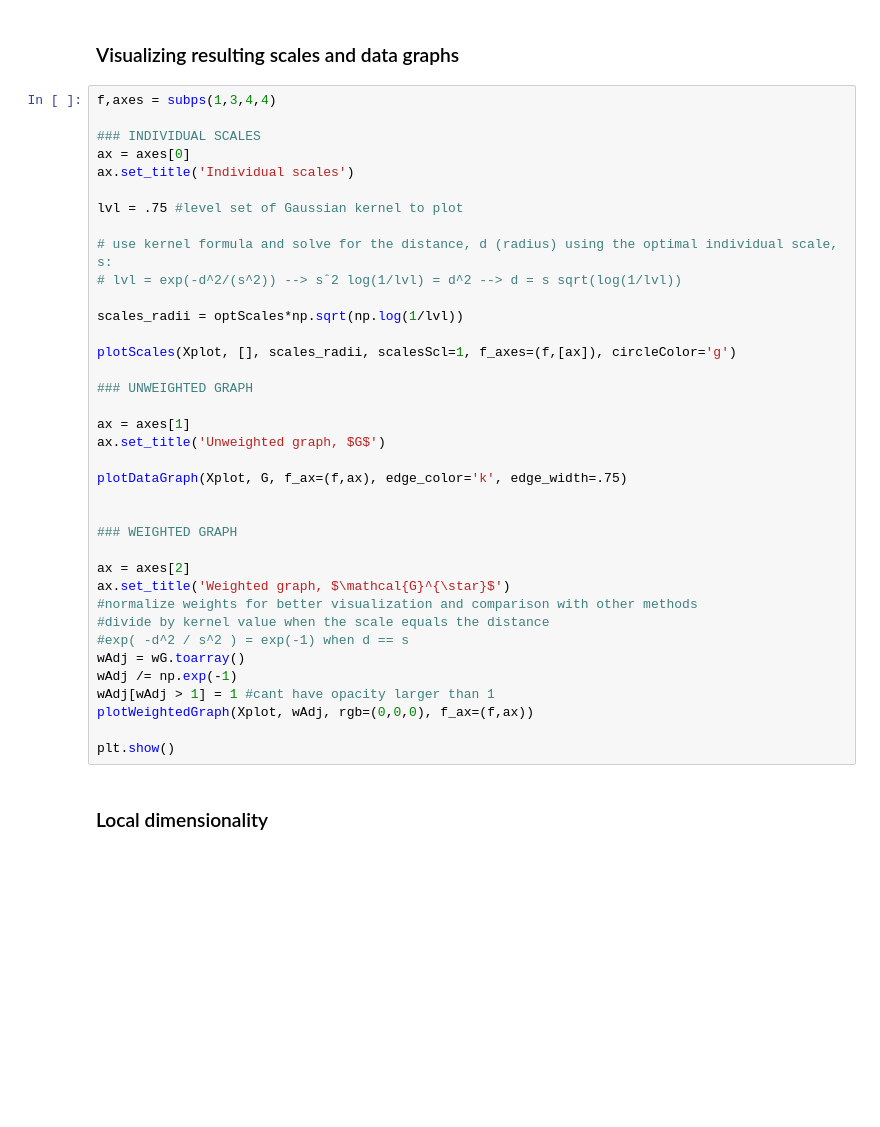
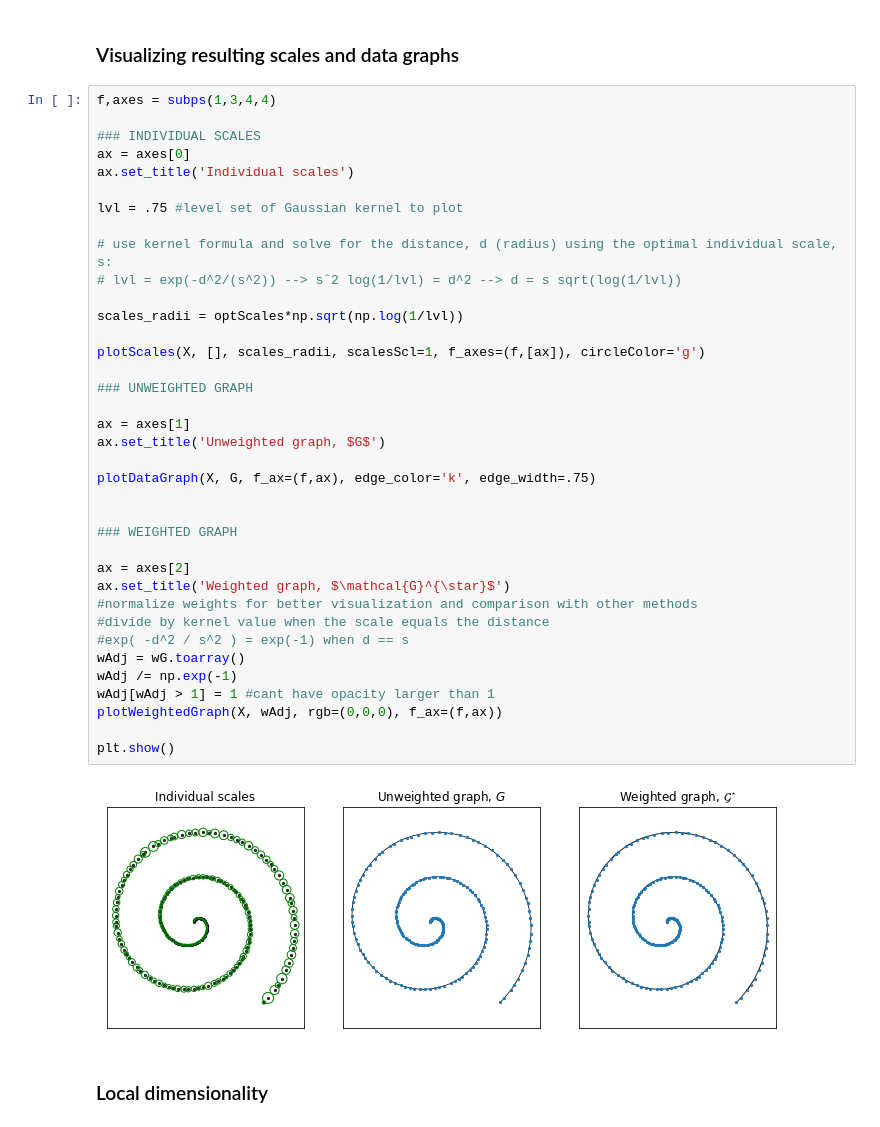
Before and after one commit to dyballa/IAN, a Jupyter notebook: examples/example-spiral.ipynb, the cells around one changed output. Cells and saved outputs as stored; diff of their text form; blank space fills up the shorter version.

```diff
--- a/examples/example-spiral.ipynb
+++ b/examples/example-spiral.ipynb
@@ -31,36 +35,38 @@ f,axes = subps(1,3,4,4)
 ax = axes[0]
 ax.set_title('Individual scales')
 
 lvl = .75 #level set of Gaussian kernel to plot
 
 # use kernel formula and solve for the distance, d (radius) using the optimal individual scale, s:
 # lvl = exp(-d^2/(s^2)) --> sˆ2 log(1/lvl) = d^2 --> d = s sqrt(log(1/lvl))
 
 scales_radii = optScales*np.sqrt(np.log(1/lvl))
 
-plotScales(Xplot, [], scales_radii, scalesScl=1, f_axes=(f,[ax]), circleColor='g')
+plotScales(X, [], scales_radii, scalesScl=1, f_axes=(f,[ax]), circleColor='g')
 
 ### UNWEIGHTED GRAPH
 
 ax = axes[1]
 ax.set_title('Unweighted graph, $G$')
 
-plotDataGraph(Xplot, G, f_ax=(f,ax), edge_color='k', edge_width=.75)
+plotDataGraph(X, G, f_ax=(f,ax), edge_color='k', edge_width=.75)
 
 
 ### WEIGHTED GRAPH
 
 ax = axes[2]
 ax.set_title('Weighted graph, $\mathcal{G}^{\star}$')
 #normalize weights for better visualization and comparison with other methods
 #divide by kernel value when the scale equals the distance
 #exp( -d^2 / s^2 ) = exp(-1) when d == s
 wAdj = wG.toarray()
 wAdj /= np.exp(-1)
 wAdj[wAdj > 1] = 1 #cant have opacity larger than 1
-plotWeightedGraph(Xplot, wAdj, rgb=(0,0,0), f_ax=(f,ax))
+plotWeightedGraph(X, wAdj, rgb=(0,0,0), f_ax=(f,ax))
 
 plt.show()
+# %% [output]
+[figure, added]
 # %% [markdown]
 ### Local dimensionality
 # %%
```
Also changed, not shown: parts of 9 cells of this notebook.
